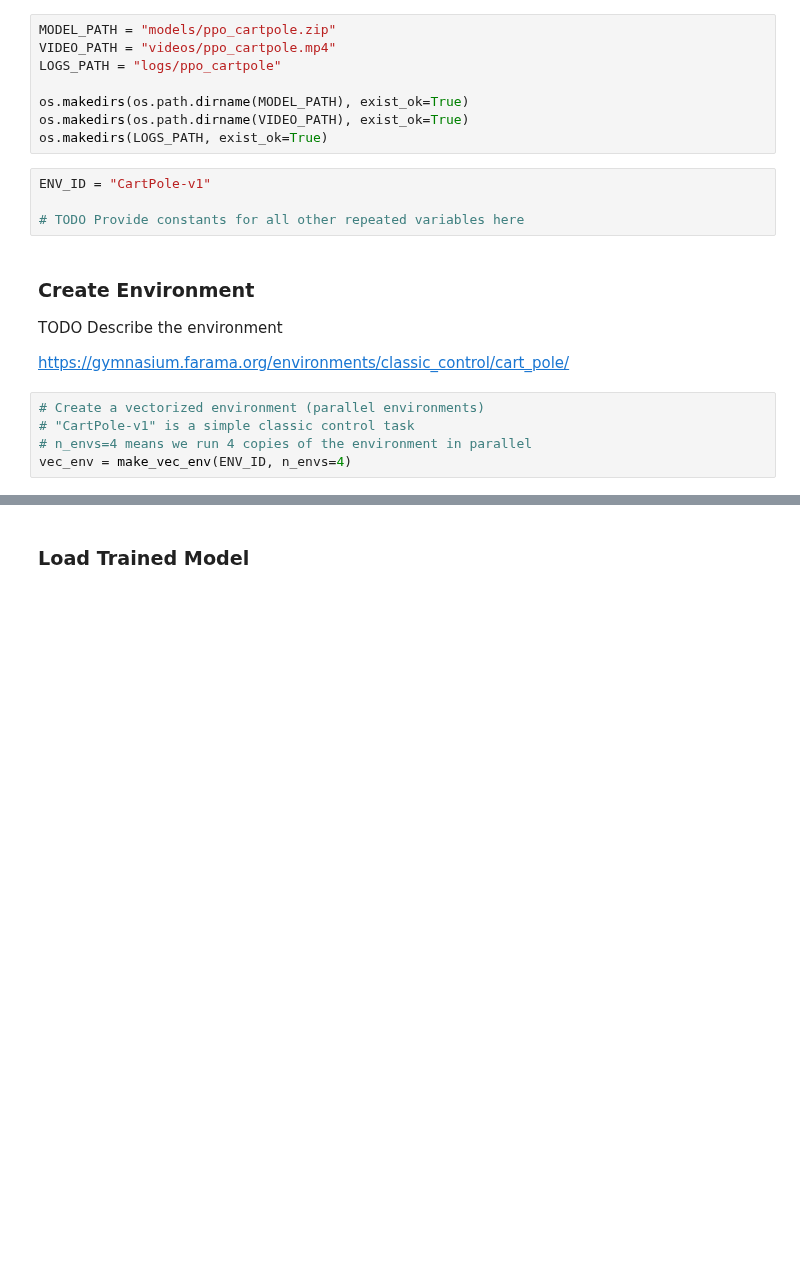
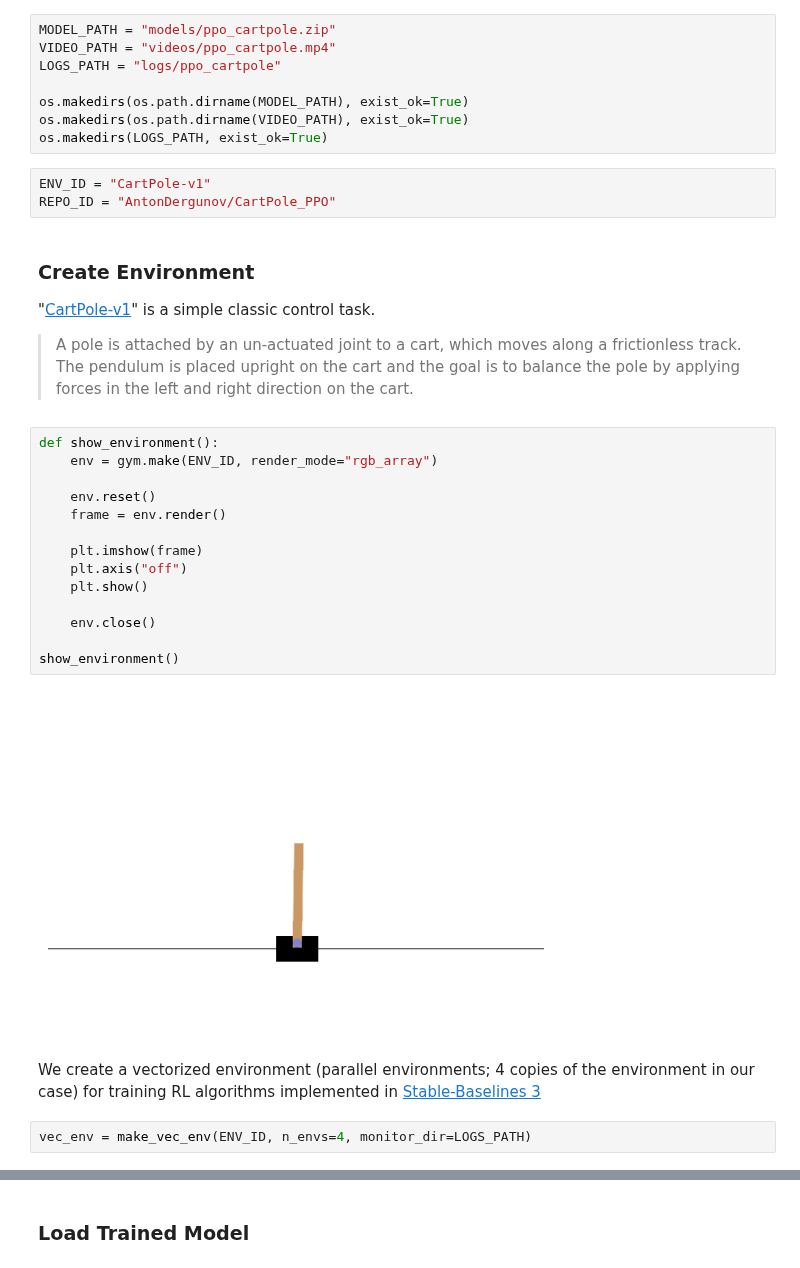
Before and after one commit to anton-dergunov/hugging-face-deep-rl, a Jupyter notebook: 00_cartpole.ipynb, the cells around one changed output, grey strips where cells are left out. Saved outputs shown, nothing was run; the diff lists cells and outputs as text; blank space fills up the shorter version.

```diff
--- a/00_cartpole.ipynb
+++ b/00_cartpole.ipynb
@@ -44,16 +60,30 @@ os.makedirs(os.path.dirname(VIDEO_PATH), exist_ok=True)
 os.makedirs(LOGS_PATH, exist_ok=True)
 # %%
 ENV_ID = "CartPole-v1"
-
-# TODO Provide constants for all other repeated variables here
+REPO_ID = "AntonDergunov/CartPole_PPO"
 # %% [markdown]
 ### Create Environment
 
-TODO Describe the environment
+"[CartPole-v1](https://gymnasium.farama.org/environments/classic_control/cart_pole/)" is a simple classic control task.
 
-https://gymnasium.farama.org/environments/classic_control/cart_pole/
+> A pole is attached by an un-actuated joint to a cart, which moves along a frictionless track. The pendulum is placed upright on the cart and the goal is to balance the pole by applying forces in the left and right direction on the cart.
+# %%
+def show_environment():
+    env = gym.make(ENV_ID, render_mode="rgb_array")
+
+    env.reset()
+    frame = env.render()
+
+    plt.imshow(frame)
+    plt.axis("off")
+    plt.show()
+
+    env.close()
+
+show_environment()
+# %% [output]
+[figure, added]
+# %% [markdown]
+We create a vectorized environment (parallel environments; 4 copies of the environment in our case) for training RL algorithms implemented in [Stable-Baselines 3](https://stable-baselines3.readthedocs.io/en/master/index.html)
 # %%
-# Create a vectorized environment (parallel environments)
-# "CartPole-v1" is a simple classic control task
-# n_envs=4 means we run 4 copies of the environment in parallel
-vec_env = make_vec_env(ENV_ID, n_envs=4)
+vec_env = make_vec_env(ENV_ID, n_envs=4, monitor_dir=LOGS_PATH)
```
Also changed, not shown: parts of 20 cells of this notebook.
